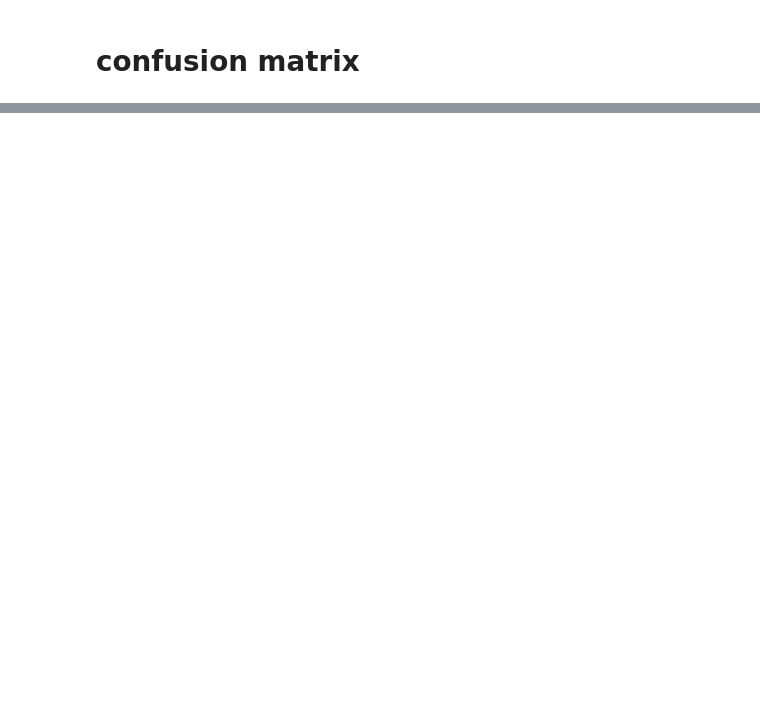
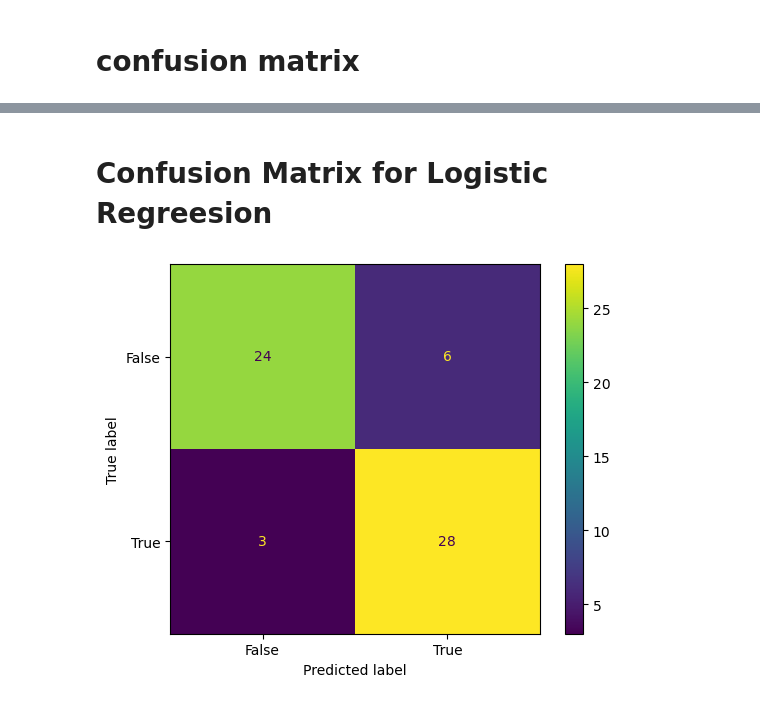
Before and after one commit to jayeetaa987/Heart-Disease-Classification, a Jupyter notebook: Classification_heart.ipynb, the cells around one changed output, grey strips where cells are left out. Saved outputs shown, nothing was run; the diff lists cells and outputs as text; code cells hidden in the pictures; blank space fills up the shorter version.

```diff
--- a/Classification_heart.ipynb
+++ b/Classification_heart.ipynb
@@ -611,0 +709,5 @@ nb.score(x_test,y_test)
+# %%
+lb = LogisticRegression()
+lb.fit(x_train, y_train)
+lb.score(x_test,y_test)
+y_pred_lb=lb.predict(x_test)
@@ -655,0 +796,13 @@ plt.show()
+# %% [markdown]
+# Confusion Matrix for Logistic Regreesion
+# %%
+lb_actual=y_test
+lb_predicted=lb.predict(x_test)
+confusion_matrix = metrics.confusion_matrix(lb_actual, lb_predicted)
+
+cm_display = metrics.ConfusionMatrixDisplay(confusion_matrix = confusion_matrix, display_labels = [False, True])
+
+cm_display.plot()
+plt.show()
+# %% [output]
+[figure, added]
```
Also changed, not shown: parts of 47 cells of this notebook.
